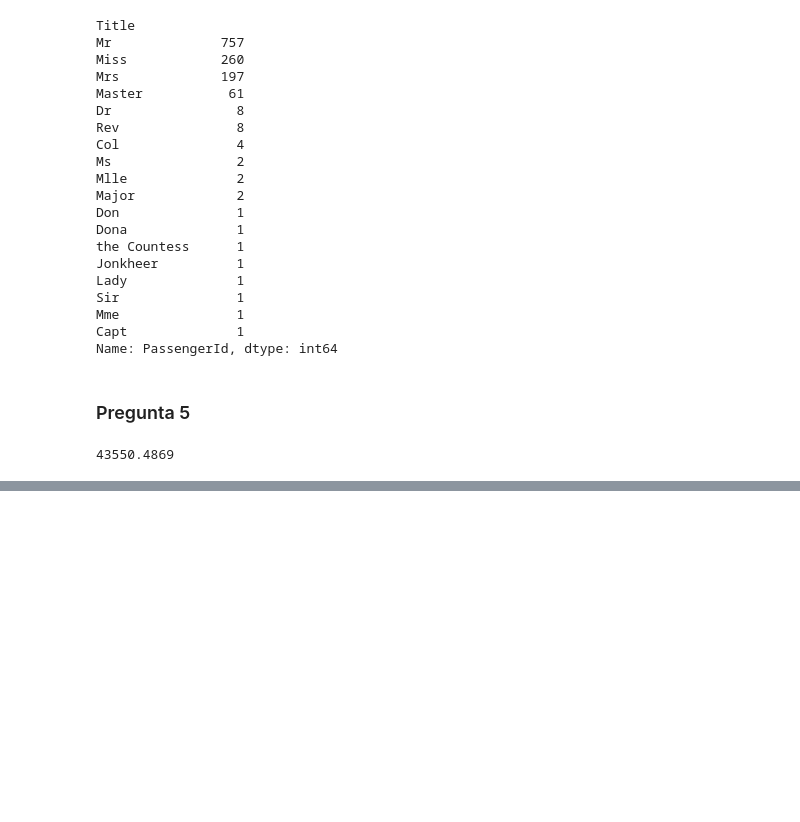
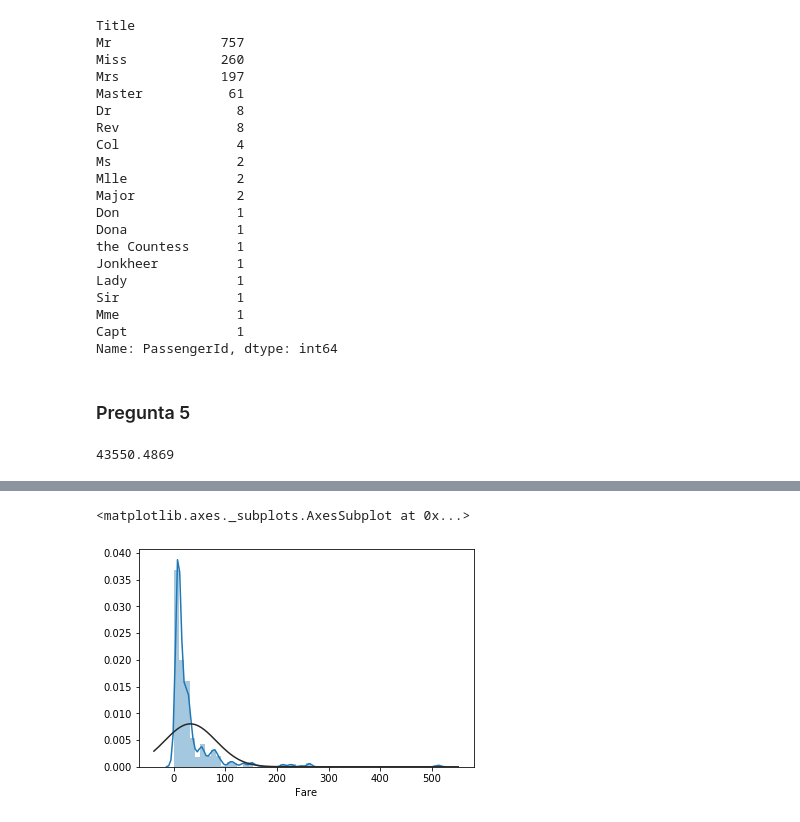
Before and after one commit to AngelloVillanueva/titanic_kaggle, a Jupyter notebook: Titanic.ipynb, the cells around one changed output, grey strips where cells are left out. Saved outputs shown, nothing was run; the diff lists cells and outputs as text; code cells hidden in the pictures; blank space fills up the shorter version.

```diff
--- a/Titanic.ipynb
+++ b/Titanic.ipynb
@@ -316,0 +447,3 @@ df['Fare'].sum()
+# %%
+train.drop(['Ticket'], axis=1, inplace=True)
+test.drop(['Ticket'], axis=1, inplace=True)
@@ -316,0 +458,2 @@ df['Fare'].sum()
+# %%
+train['Embarked'] =train['Embarked'].fillna('S')
@@ -316,0 +474,6 @@ df['Fare'].sum()
+# %%
+#Normalizar tarifa
+sns.distplot(train['Fare'], fit = norm)
+# %% [output]
+<matplotlib.axes._subplots.AxesSubplot at 0x...>
+[figure, added]
```
Also changed, not shown: parts of 41 cells of this notebook.
